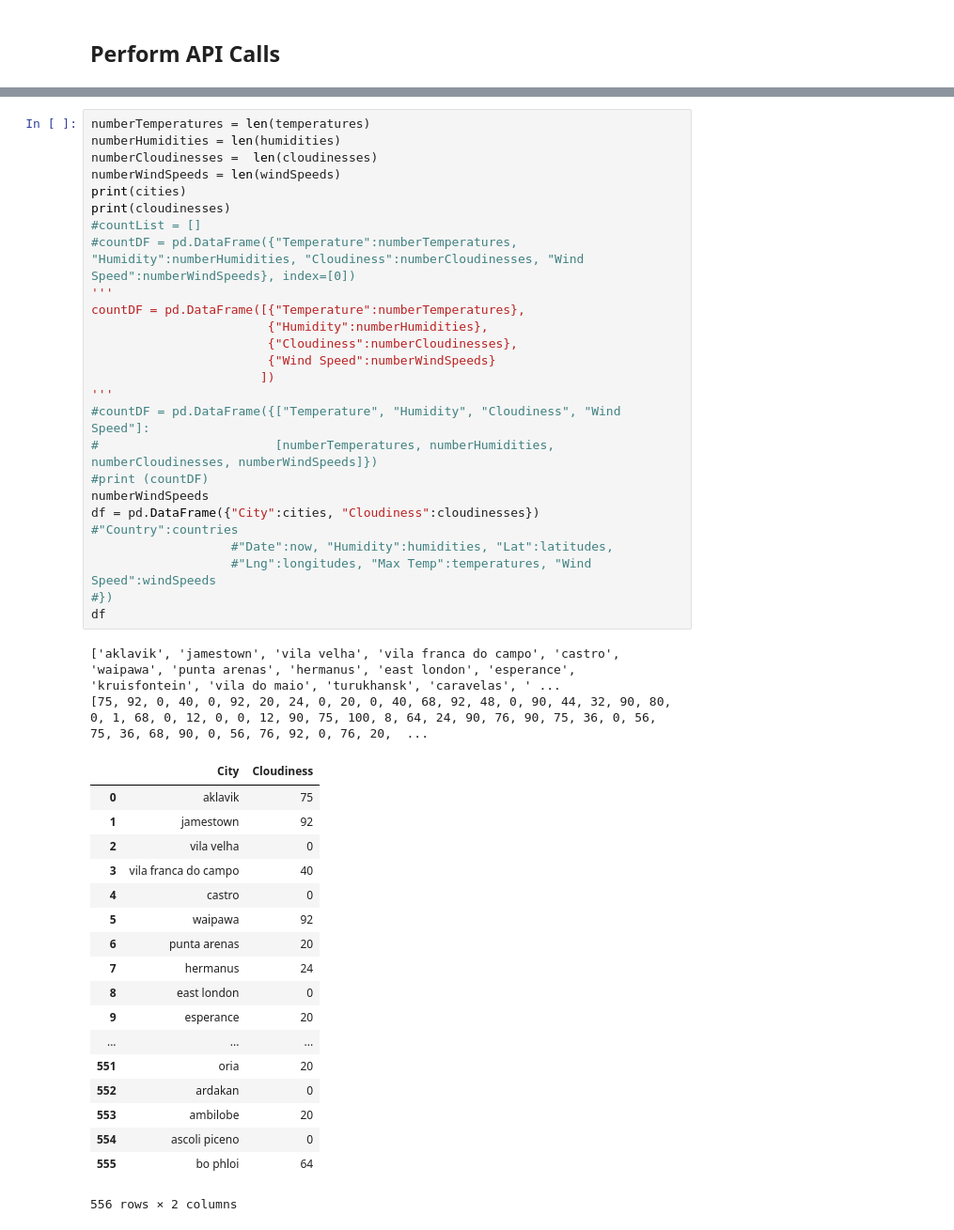
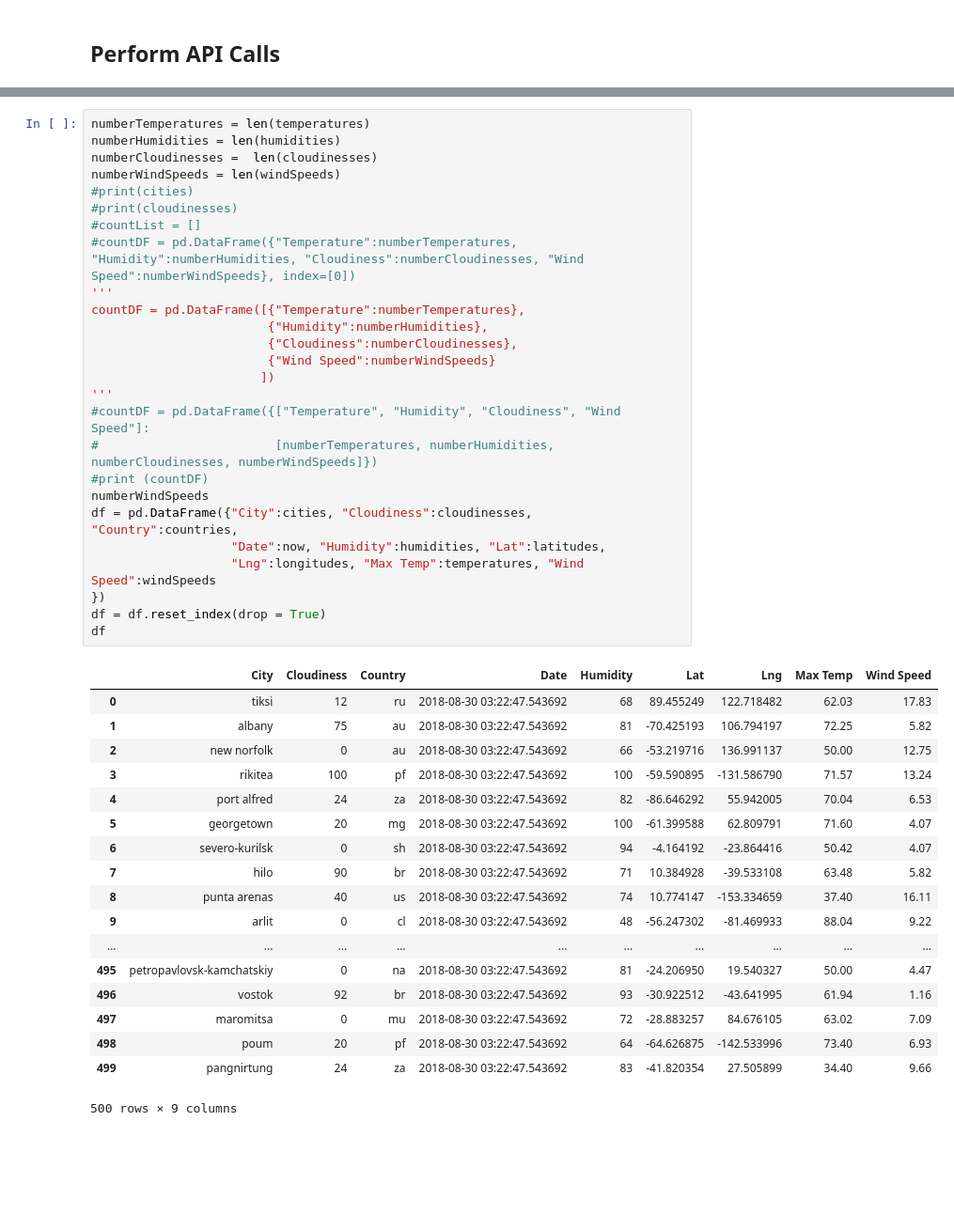
Before and after one commit to Shail-Shouryya/Weather-Analysis-via-Latitude, a Jupyter notebook: starter_code/WeatherPy.ipynb, the cells around one changed output, grey strips where cells are left out. Shown: that part at 94% size. Cells and saved outputs as stored; diff of their text form; blank space fills up the shorter version.

```diff
--- a/starter_code/WeatherPy.ipynb
+++ b/starter_code/WeatherPy.ipynb
@@ -127,50 +135,48 @@ print(len(cities))
 # %%
 numberTemperatures = len(temperatures)
 numberHumidities = len(humidities)
 numberCloudinesses =  len(cloudinesses)
 numberWindSpeeds = len(windSpeeds)
-print(cities)
-print(cloudinesses)
+#print(cities)
+#print(cloudinesses)
 #countList = []
 #countDF = pd.DataFrame({"Temperature":numberTemperatures, "Humidity":numberHumidities, "Cloudiness":numberCloudinesses, "Wind Speed":numberWindSpeeds}, index=[0])
 '''
 countDF = pd.DataFrame([{"Temperature":numberTemperatures},
                         {"Humidity":numberHumidities},
                         {"Cloudiness":numberCloudinesses},
                         {"Wind Speed":numberWindSpeeds}
                        ])
 '''
 #countDF = pd.DataFrame({["Temperature", "Humidity", "Cloudiness", "Wind Speed"]:
 #                        [numberTemperatures, numberHumidities, numberCloudinesses, numberWindSpeeds]})
 #print (countDF)
 numberWindSpeeds
-df = pd.DataFrame({"City":cities, "Cloudiness":cloudinesses})
-#"Country":countries
-                   #"Date":now, "Humidity":humidities, "Lat":latitudes,
-                   #"Lng":longitudes, "Max Temp":temperatures, "Wind Speed":windSpeeds
-#})
+df = pd.DataFrame({"City":cities, "Cloudiness":cloudinesses, "Country":countries,
+                   "Date":now, "Humidity":humidities, "Lat":latitudes,
+                   "Lng":longitudes, "Max Temp":temperatures, "Wind Speed":windSpeeds
+})
+df = df.reset_index(drop = True)
 df
 # %% [output]
+|  | City | Cloudiness | Country | Date | Humidity | Lat | Lng | Max Temp | Wind Speed |
+| 0 | tiksi | 12 | ru | 2018-08-30 03:22:47.543692 | 68 | 89.455249 | 122.718482 | 62.03 | 17.83 |
+| 1 | albany | 75 | au | 2018-08-30 03:22:47.543692 | 81 | -70.425193 | 106.794197 | 72.25 | 5.82 |
+| 2 | new norfolk | 0 | au | 2018-08-30 03:22:47.543692 | 66 | -53.219716 | 136.991137 | 50.00 | 12.75 |
+| 3 | rikitea | 100 | pf | 2018-08-30 03:22:47.543692 | 100 | -59.590895 | -131.586790 | 71.57 | 13.24 |
+| 4 | port alfred | 24 | za | 2018-08-30 03:22:47.543692 | 82 | -86.646292 | 55.942005 | 70.04 | 6.53 |
+| 5 | georgetown | 20 | mg | 2018-08-30 03:22:47.543692 | 100 | -61.399588 | 62.809791 | 71.60 | 4.07 |
+| 6 | severo-kurilsk | 0 | sh | 2018-08-30 03:22:47.543692 | 94 | -4.164192 | -23.864416 | 50.42 | 4.07 |
+| 7 | hilo | 90 | br | 2018-08-30 03:22:47.543692 | 71 | 10.384928 | -39.533108 | 63.48 | 5.82 |
+| 8 | punta arenas | 40 | us | 2018-08-30 03:22:47.543692 | 74 | 10.774147 | -153.334659 | 37.40 | 16.11 |
+| 9 | arlit | 0 | cl | 2018-08-30 03:22:47.543692 | 48 | -56.247302 | -81.469933 | 88.04 | 9.22 |
+| ... | ... | ... | ... | ... | ... | ... | ... | ... | ... |
+| 495 | petropavlovsk-kamchatskiy | 0 | na | 2018-08-30 03:22:47.543692 | 81 | -24.206950 | 19.540327 | 50.00 | 4.47 |
+| 496 | vostok | 92 | br | 2018-08-30 03:22:47.543692 | 93 | -30.922512 | -43.641995 | 61.94 | 1.16 |
+| 497 | maromitsa | 0 | mu | 2018-08-30 03:22:47.543692 | 72 | -28.883257 | 84.676105 | 63.02 | 7.09 |
+| 498 | poum | 20 | pf | 2018-08-30 03:22:47.543692 | 64 | -64.626875 | -142.533996 | 73.40 | 6.93 |
+| 499 | pangnirtung | 24 | za | 2018-08-30 03:22:47.543692 | 83 | -41.820354 | 27.505899 | 34.40 | 9.66 |
-['aklavik', 'jamestown', 'vila velha', 'vila franca do campo', 'castro', 'waipawa', 'punta arenas', 'hermanus', 'east london', 'esperance', 'kruisfontein', 'vila do maio', 'turukhansk', 'caravelas', ' ...
-[75, 92, 0, 40, 0, 92, 20, 24, 0, 20, 0, 40, 68, 92, 48, 0, 90, 44, 32, 90, 80, 0, 1, 68, 0, 12, 0, 0, 12, 90, 75, 100, 8, 64, 24, 90, 76, 90, 75, 36, 0, 56, 75, 36, 68, 90, 0, 56, 76, 92, 0, 76, 20,  ...
+500 rows × 9 columns
-|  | City | Cloudiness |
-| 0 | aklavik | 75 |
-| 1 | jamestown | 92 |
-| 2 | vila velha | 0 |
-| 3 | vila franca do campo | 40 |
-| 4 | castro | 0 |
-| 5 | waipawa | 92 |
-| 6 | punta arenas | 20 |
-| 7 | hermanus | 24 |
-| 8 | east london | 0 |
-| 9 | esperance | 20 |
-| ... | ... | ... |
-| 551 | oria | 20 |
-| 552 | ardakan | 0 |
-| 553 | ambilobe | 20 |
-| 554 | ascoli piceno | 0 |
-| 555 | bo phloi | 64 |
-556 rows × 2 columns
 # %%
 temperatureLatitudePlot = plt.scatter(latitudes, temperatures, color="Gold", alpha=1, edgecolor="gray", label="Urban", linewidth=1) #s=driversPerCity*7,
 plt.title(f"City Latitude vs. Temperatures ({now.strftime('%Y-%m-%d %H:%M')})")
```
Also changed, not shown: parts of 7 cells of this notebook.
